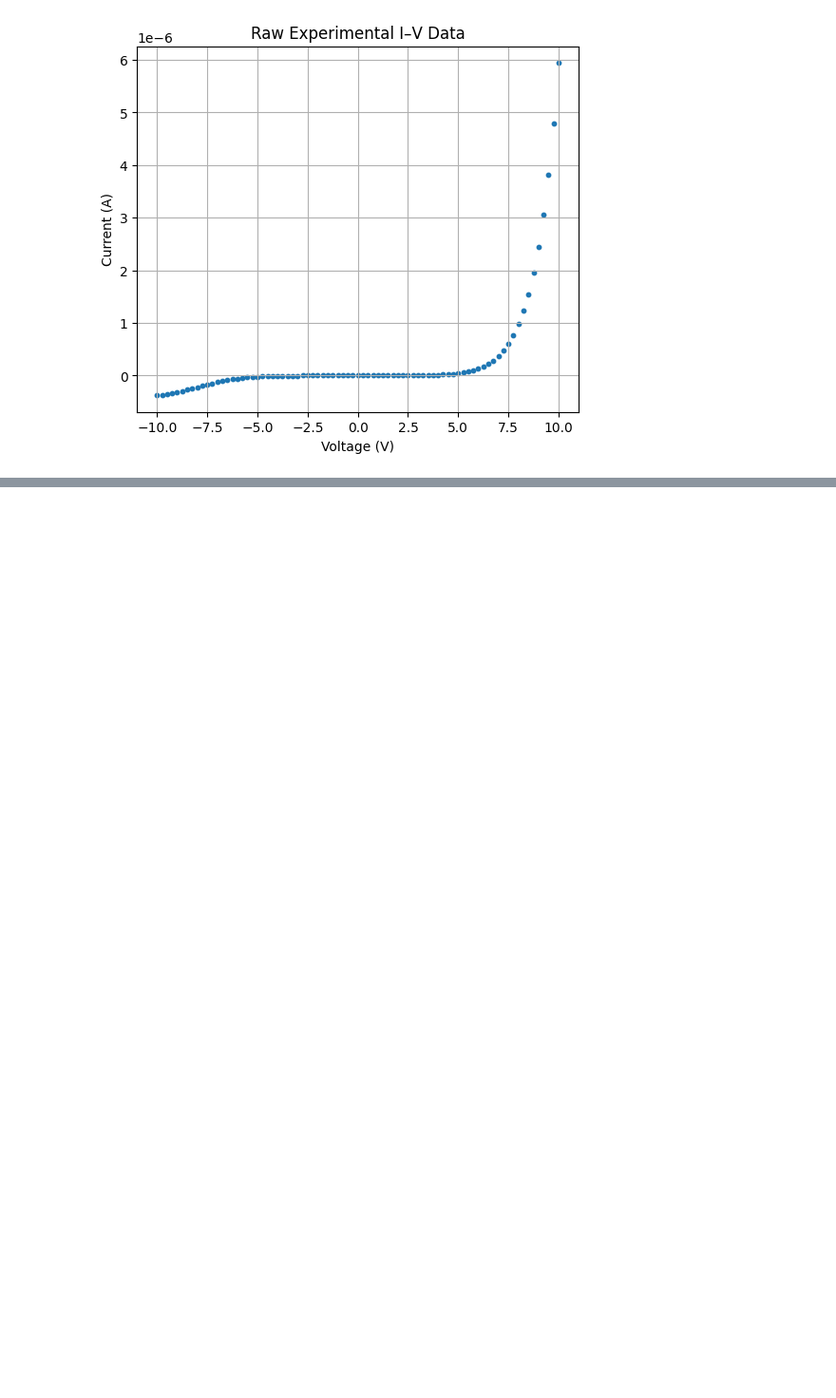
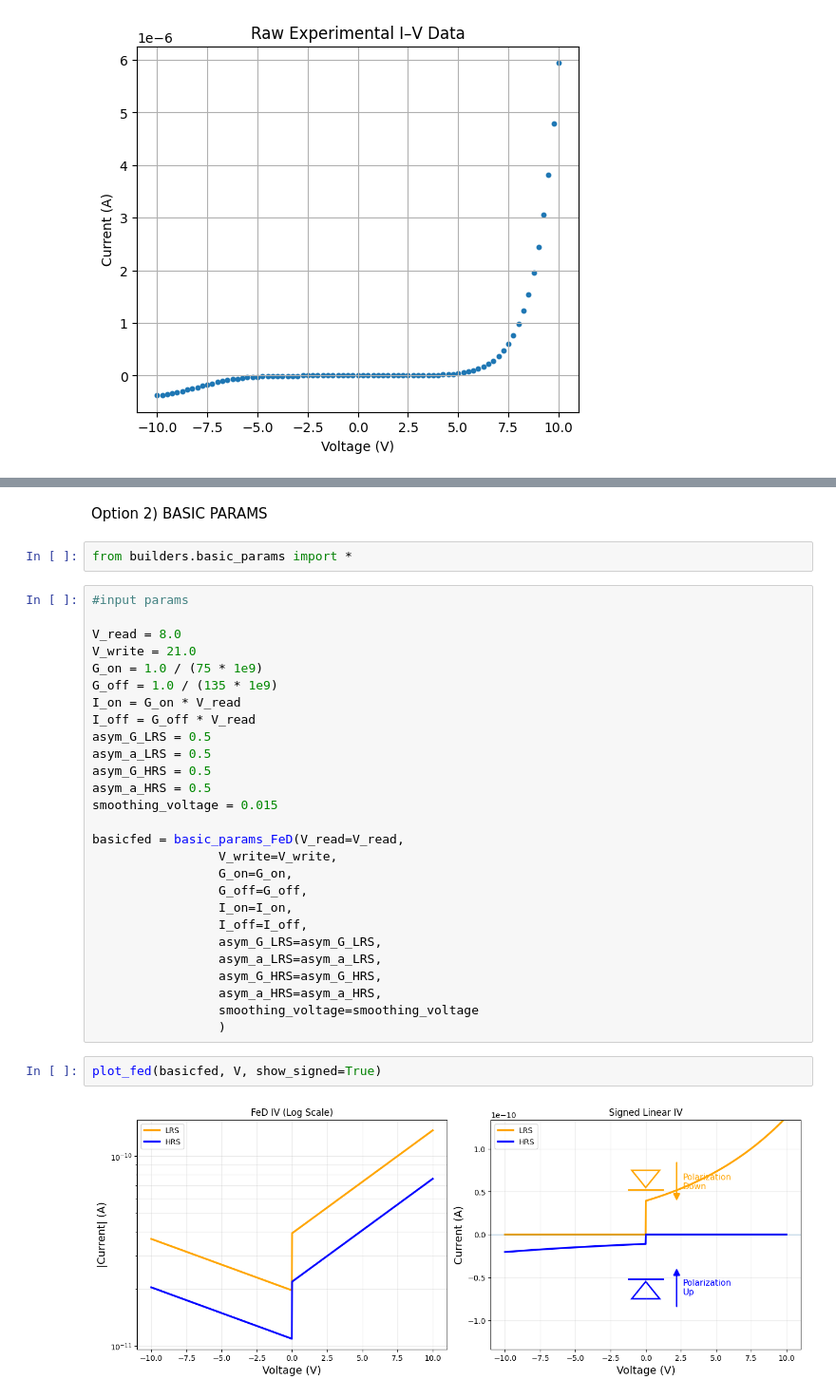
Before and after one commit to GPatton54/ferrodiode-crossbar, a Jupyter notebook: testing.ipynb, the cells around one changed output, grey strips where cells are left out. Shown at 95% size. Drawn from its saved outputs; the diff is of its cells as text; blank space fills up the shorter version.

```diff
--- a/testing.ipynb
+++ b/testing.ipynb
@@ -48,2 +50,37 @@ plot_fed(fed, V, show_signed=True)
 # %% [output]
 [figure]
+# %% [markdown]
+Option 2) BASIC PARAMS
+# %%
+from builders.basic_params import *
+# %%
+#input params
+
+V_read = 8.0
+V_write = 21.0
+G_on = 1.0 / (75 * 1e9)
+G_off = 1.0 / (135 * 1e9)
+I_on = G_on * V_read
+I_off = G_off * V_read
+asym_G_LRS = 0.5
+asym_a_LRS = 0.5
+asym_G_HRS = 0.5
+asym_a_HRS = 0.5
+smoothing_voltage = 0.015
+
+basicfed = basic_params_FeD(V_read=V_read,
+                 V_write=V_write,
+                 G_on=G_on,
+                 G_off=G_off,
+                 I_on=I_on,
+                 I_off=I_off,
+                 asym_G_LRS=asym_G_LRS,
+                 asym_a_LRS=asym_a_LRS,
+                 asym_G_HRS=asym_G_HRS,
+                 asym_a_HRS=asym_a_HRS,
+                 smoothing_voltage=smoothing_voltage
+                 )
+# %%
+plot_fed(basicfed, V, show_signed=True)
+# %% [output]
+[figure, added]
```
Also changed, not shown: parts of 8 cells of this notebook.
